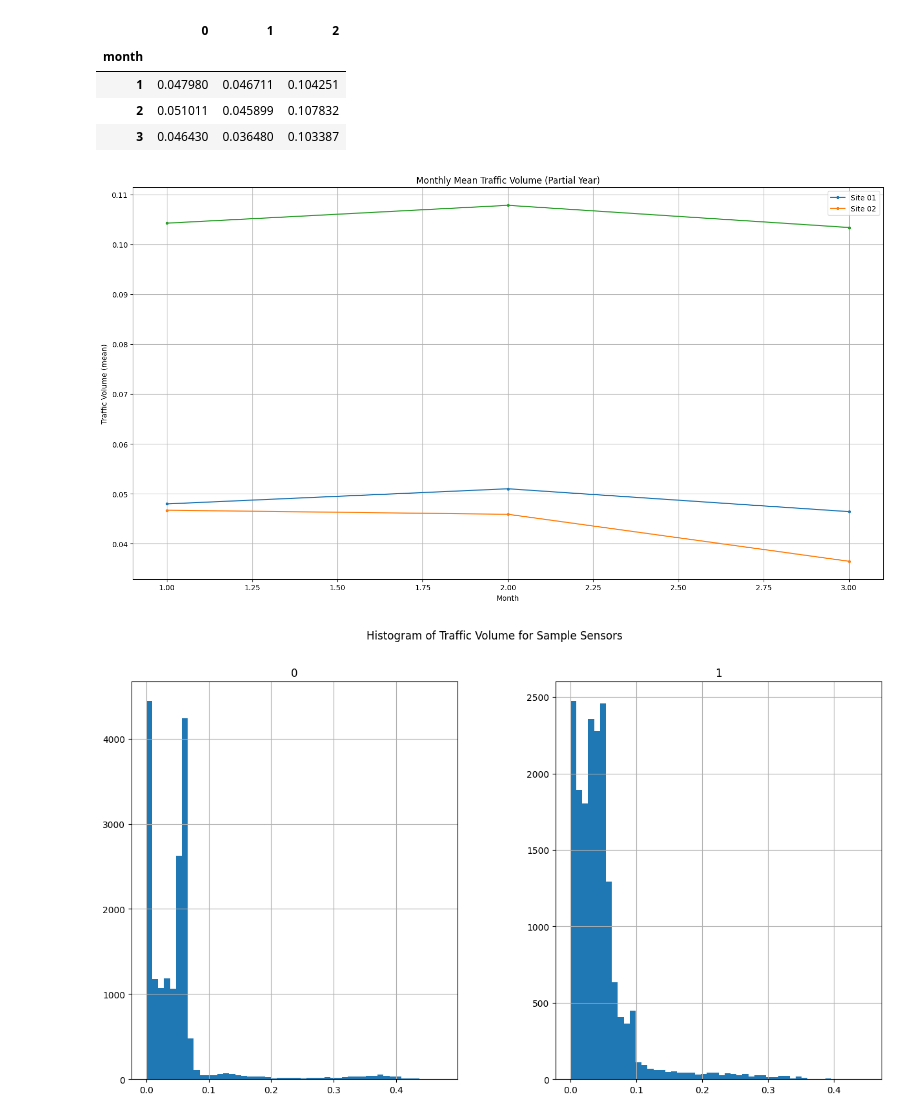
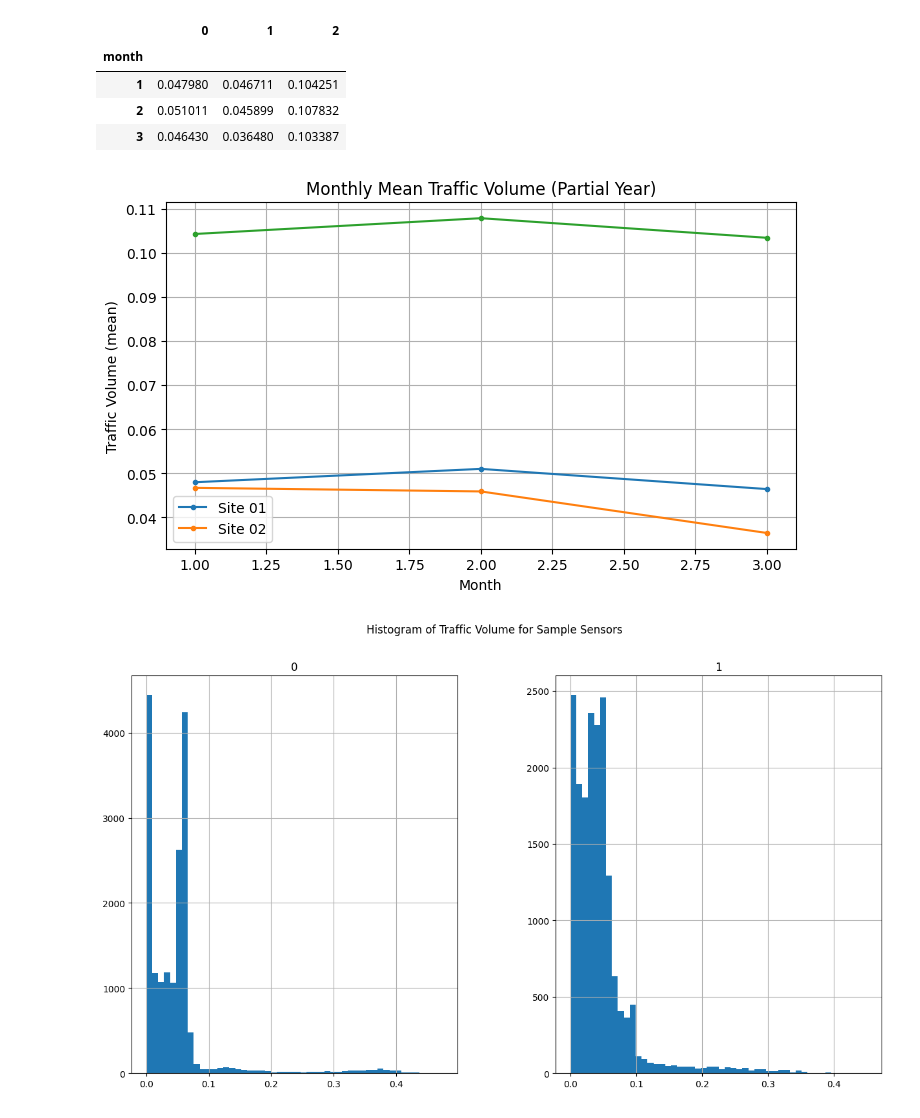
Before and after one commit to modhudeb/mdst-timeseries-forecasting, a Jupyter notebook: mdst_traffic.ipynb, the cells around one changed output. Cells and saved outputs as stored; diff of their text form; code cells hidden in the pictures.

```diff
--- a/mdst_traffic.ipynb
+++ b/mdst_traffic.ipynb
@@ -121,17 +126,17 @@ df.drop(columns='hours').groupby('month')[[0,1,2]].mean()
 # %%
 monthly_avg = df.drop(columns='hours').groupby('month')[[0,1,2]].mean()
 
-plt.figure(figsize=(15, 8))
+plt.figure(figsize=(7, 4))
 plt.plot(monthly_avg, marker='.')
 plt.grid(True)
 plt.tight_layout()
 plt.xlabel('Month')
 plt.ylabel('Traffic Volume (mean)')
 plt.title('Monthly Mean Traffic Volume (Partial Year)')
 plt.legend(['Site 01', 'Site 02'])
 plt.show()
 # %% [output]
-[figure, old version]
+[figure, new version]
 # %%
 sample_sensors = df.columns[:2]
 # df[sample_sensors].iloc[:1000].plot(figsize=(15, 6))
```
Also changed, not shown: parts of 43 cells of this notebook, 3 other files.
